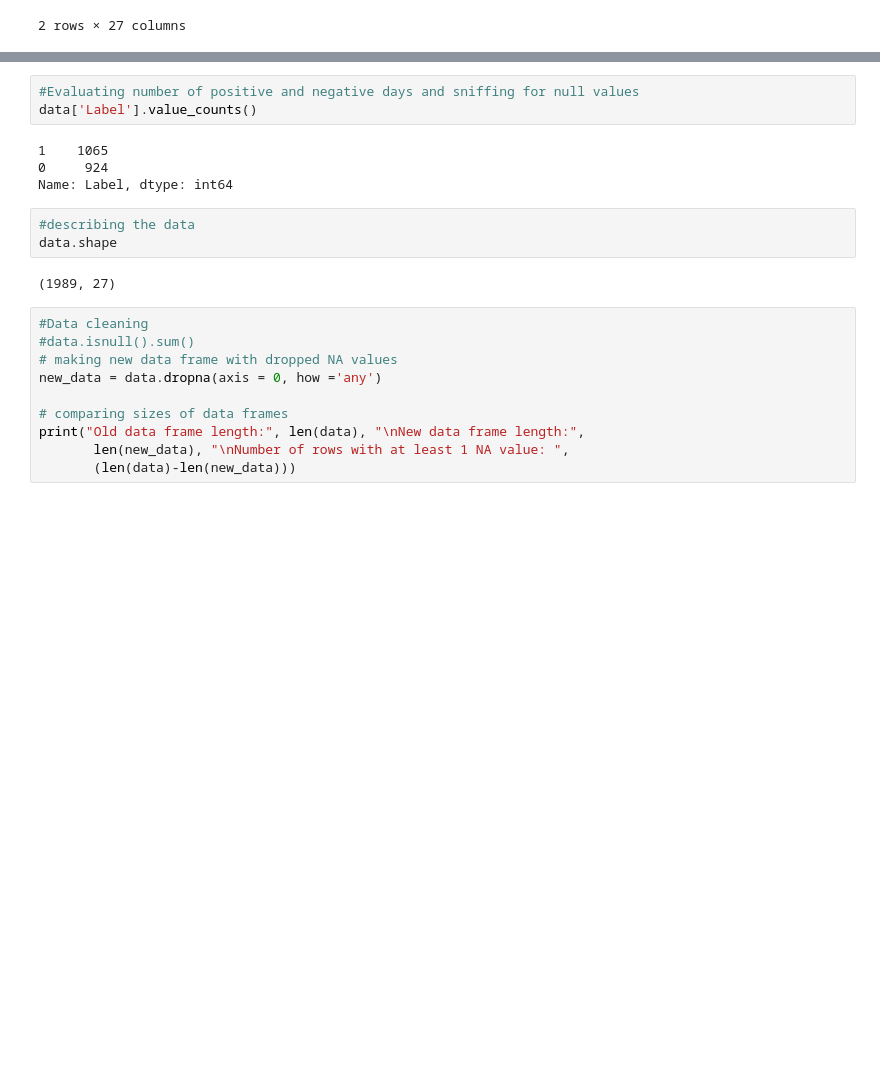
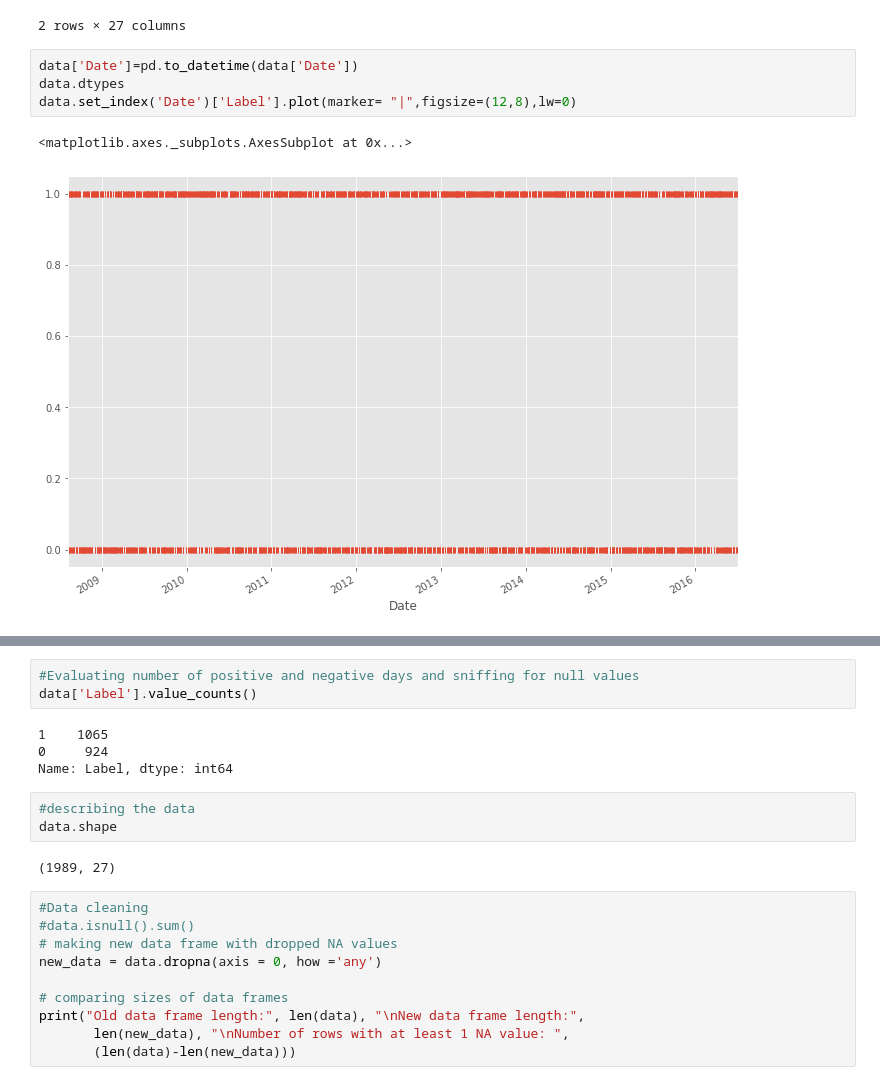
Before and after one commit to eyambaita/dsc-4-final-project-online-ds-pt-100118, a Jupyter notebook: student.ipynb, the cells around one changed output, grey strips where cells are left out. Cells and saved outputs as stored; diff of their text form; blank space fills up the shorter version.

```diff
--- a/student.ipynb
+++ b/student.ipynb
@@ -66,3 +66,10 @@ data.tail(2)
 | 1987 | 2016-06-30 | 1 | Jamaica proposes marijuana dispen... | Stephen Hawking says pollution an... | Boris Johnson says he will not ru... | Six gay men in Ivory Coast were a... | Switzerland denies citizenship to... | Palestinian terrorist stabs israe... | Puerto Rico will default on $1 bi... | Republic of Ireland fans to be aw... | ... | ... |
 | 1988 | 2016-07-01 | 1 | A 117-year-old woman in Mexico Ci... | IMF chief backs Athens as permane... | The president of France says if B... | British Man Who Must Give Police ... | 100+ Nobel laureates urge Greenpe... | Brazil: Huge spike in number of p... | Austria's highest court annuls pr... | Facebook wins privacy case, can t... | ... | ... |
 2 rows × 27 columns
+# %%
+data['Date']=pd.to_datetime(data['Date'])
+data.dtypes
+data.set_index('Date')['Label'].plot(marker= "|",figsize=(12,8),lw=0)
+# %% [output]
+<matplotlib.axes._subplots.AxesSubplot at 0x...>
+[figure, added]
```
Also changed, not shown: parts of 21 cells of this notebook.
